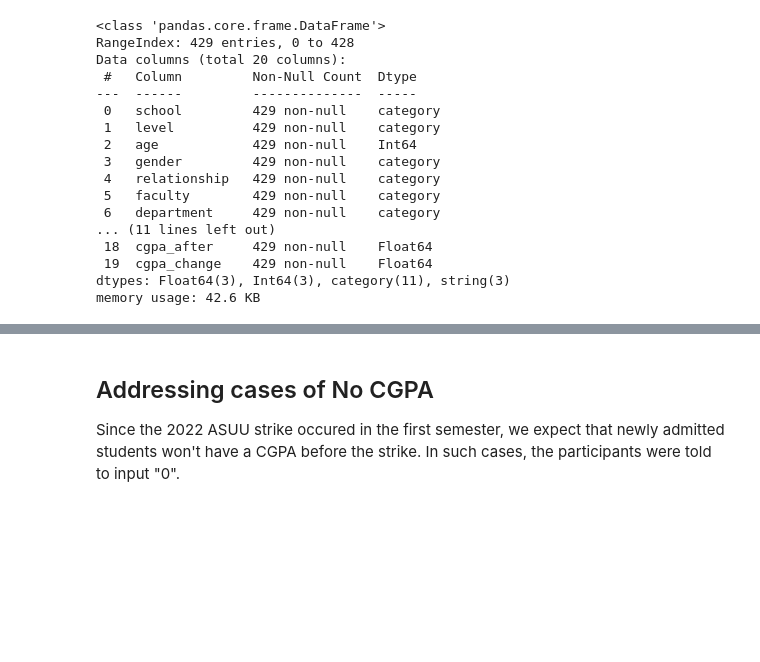
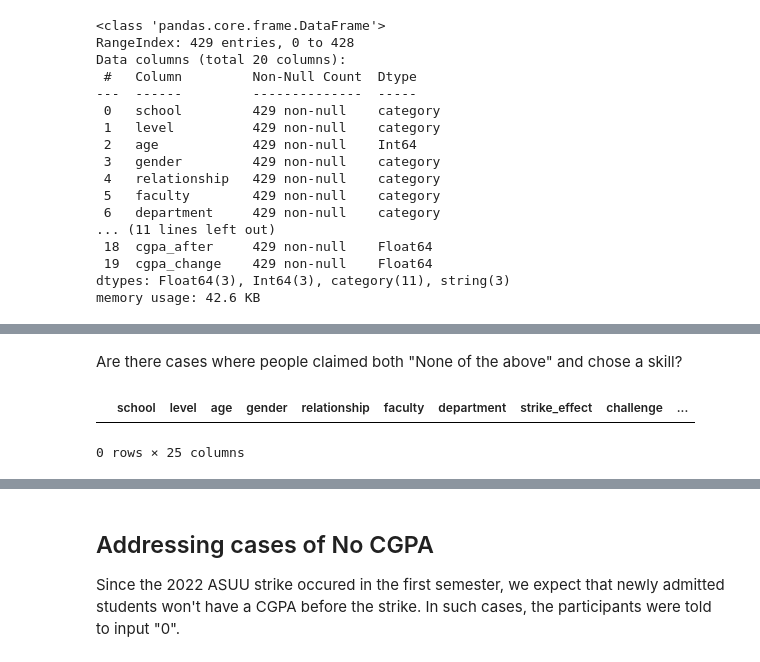
Before and after one commit to socratesjnr/asuu-strike-project, a Jupyter notebook: project-analysis/analysis/cleaning.ipynb, the cells around one changed output, grey strips where cells are left out. Cells and saved outputs as stored; diff of their text form; code cells hidden in the pictures; blank space fills up the shorter version.

```diff
--- a/project-analysis/analysis/cleaning.ipynb
+++ b/project-analysis/analysis/cleaning.ipynb
@@ -637,0 +699,9 @@ memory usage: 42.6 KB
+# %% [markdown]
+Are there cases where people claimed both "None of the above" and chose a skill?
+# %%
+false_no_skill = df_clean[(df_clean['skill_none'] == True) & (df_clean['skill_count'] > 0)]
+
+false_no_skill
+# %% [output]
+|  | school | level | age | gender | relationship | faculty | department | strike_effect | challenge | ... |
+0 rows × 25 columns
```
Also changed, not shown: parts of 12 cells of this notebook, 3 other files.
